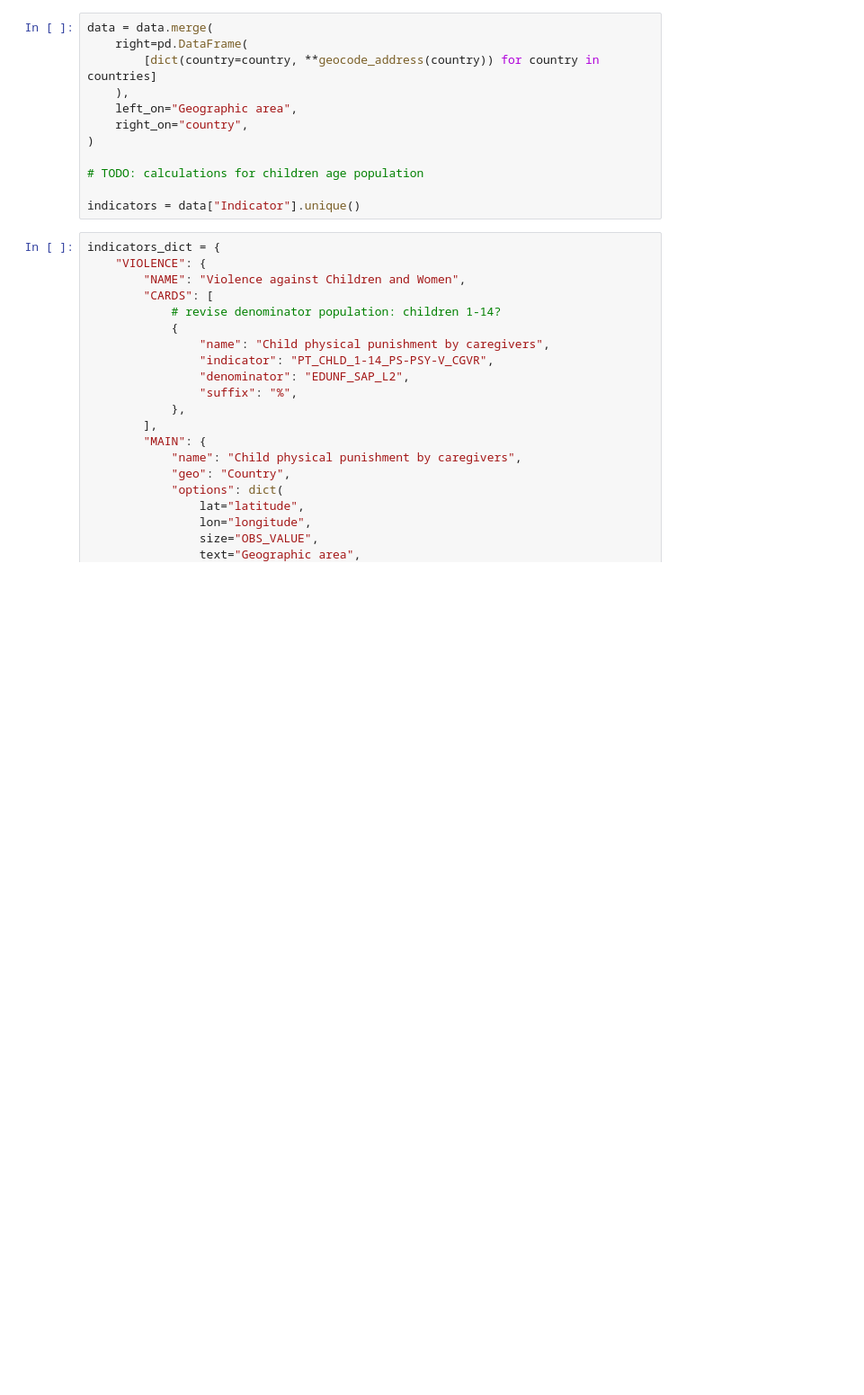
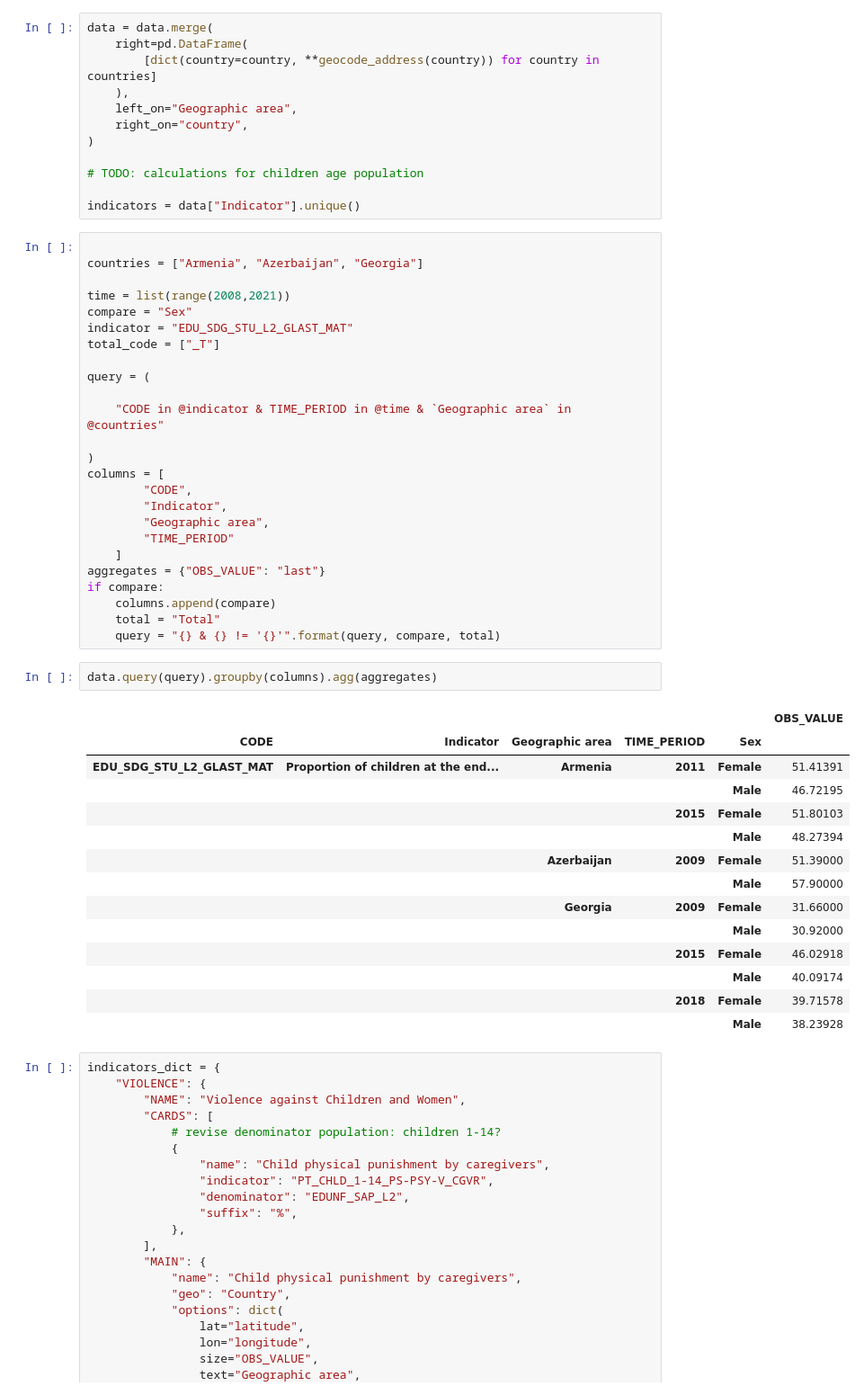
Before and after one commit to UNICEFECAR/dash, a Jupyter notebook: nb_devs.ipynb, the cells around one changed output. Shown: that part at 90% size. Drawn from its saved outputs; the diff is of its cells as text; blank space fills up the shorter version.

```diff
--- a/nb_devs.ipynb
+++ b/nb_devs.ipynb
@@ -272,6 +280,48 @@ data = data.merge(
 # TODO: calculations for children age population
 
 indicators = data["Indicator"].unique()
+# %%
+
+countries = ["Armenia", "Azerbaijan", "Georgia"]
+
+time = list(range(2008,2021))
+compare = "Sex"
+indicator = "EDU_SDG_STU_L2_GLAST_MAT"
+total_code = ["_T"]
+
+query = (
+
+    "CODE in @indicator & TIME_PERIOD in @time & `Geographic area` in @countries"
+
+)
+columns = [
+        "CODE",
+        "Indicator",
+        "Geographic area",
+        "TIME_PERIOD"
+    ]
+aggregates = {"OBS_VALUE": "last"}
+if compare:
+    columns.append(compare)
+    total = "Total"
+    query = "{} & {} != '{}'".format(query, compare, total)
+# %%
+data.query(query).groupby(columns).agg(aggregates)
+# %% [output]
+|  |  |  |  |  | OBS_VALUE |
+| CODE | Indicator | Geographic area | TIME_PERIOD | Sex |  |
+| EDU_SDG_STU_L2_GLAST_MAT | Proportion of children at the end... | Armenia | 2011 | Female | 51.41391 |
+|  |  |  |  | Male | 46.72195 |
+|  |  |  | 2015 | Female | 51.80103 |
+|  |  |  |  | Male | 48.27394 |
+|  |  | Azerbaijan | 2009 | Female | 51.39000 |
+|  |  |  |  | Male | 57.90000 |
+|  |  | Georgia | 2009 | Female | 31.66000 |
+|  |  |  |  | Male | 30.92000 |
+|  |  |  | 2015 | Female | 46.02918 |
+|  |  |  |  | Male | 40.09174 |
+|  |  |  | 2018 | Female | 39.71578 |
+|  |  |  |  | Male | 38.23928 |
 # %%
 indicators_dict = {
     "VIOLENCE": {
```
Also changed, not shown: parts of 2 cells of this notebook, 4 other files.
